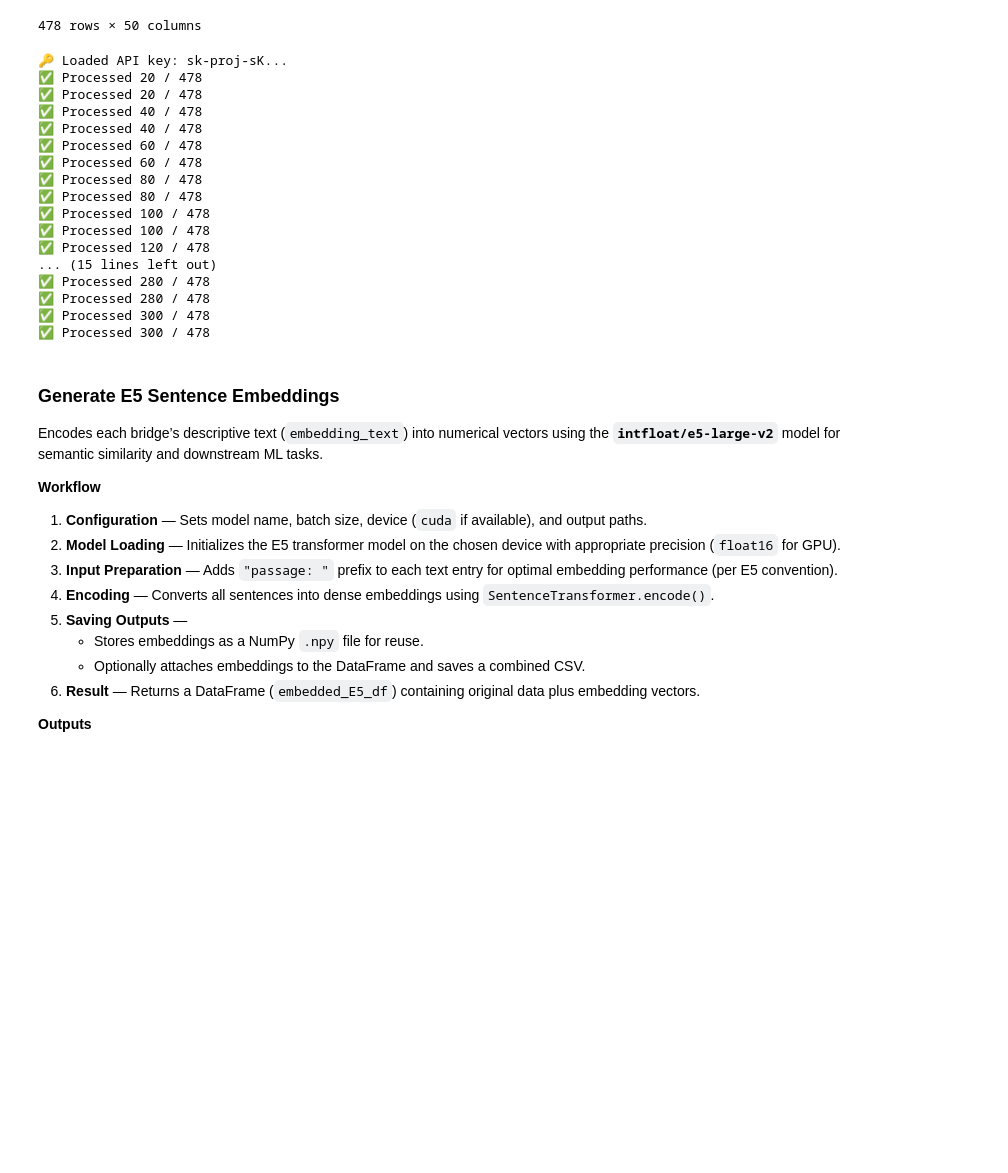
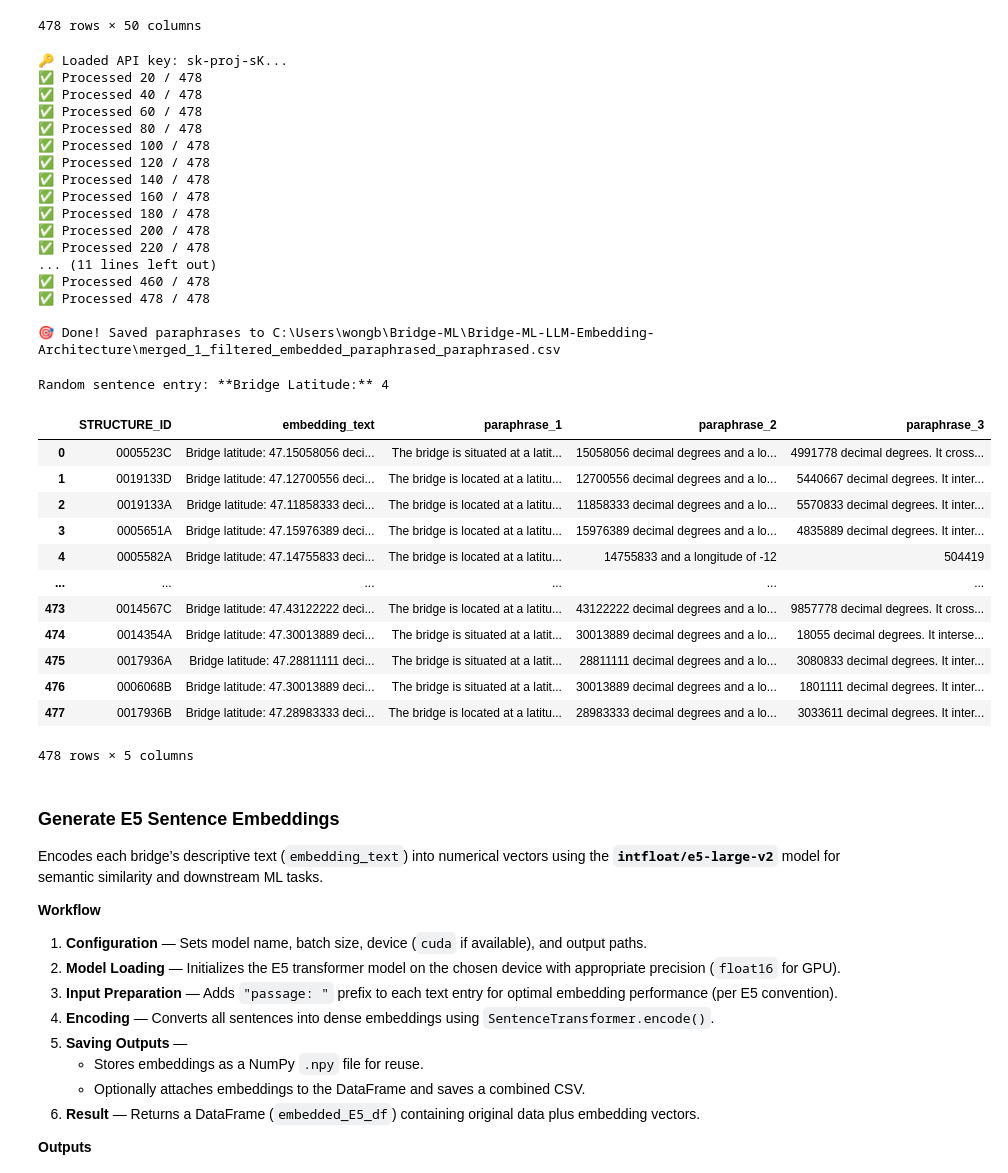
Before and after one commit to sacrom-wongbe/Bridge-ML-LLM-Embedding-Architecture, a Jupyter notebook: Numerical_Embeddings.ipynb, the cells around one changed output. Saved outputs shown, nothing was run; the diff lists cells and outputs as text; code cells hidden in the pictures; blank space fills up the shorter version.

```diff
--- a/Numerical_Embeddings.ipynb
+++ b/Numerical_Embeddings.ipynb
@@ -103,6 +103,8 @@ if "STRUCTURE_ID" not in embedded_df.columns or "embedding_text" not in embedded
     raise KeyError("❌ Expected 'STRUCTURE_ID' and 'embedding_text' columns not found.")
 
 # === 2️⃣ API call function ===
+import re
+
 def paraphrase_row(row, n=3, temperature=0.3):
     """Generate n paraphrases for one row via OpenAI."""
     struct_id = row["STRUCTURE_ID"]
@@ -116,25 +118,30 @@ def paraphrase_row(row, n=3, temperature=0.3):
     Description:
     {text}
     """
+
     try:
         response = client.responses.create(
             model="gpt-4o-mini",
             input=prompt,
             temperature=temperature,
-            max_output_tokens=300,
+            max_output_tokens=700,  # slightly higher, allow long answers
         )
-        lines = [
-            l.strip("0123456789. ").strip()
-            for l in response.output_text.strip().splitlines()
-            if l.strip()
-        ]
-        lines = (lines + ["", "", ""])[:n]
+
+        raw_output = response.output_text.strip()
+
+        # ✅ Use regex to split by numbered labels (handles inline "1. text 2. text 3. text")
+        parts = re.split(r"\s*\d\.\s*", raw_output)
+        parts = [p.strip() for p in parts if p.strip()]
+
+        # If less than n were found, pad with blanks
+        parts = (parts + [""] * n)[:n]
+
         return {
             "STRUCTURE_ID": struct_id,
             "embedding_text": text,
-            "paraphrase_1": lines[0],
-            "paraphrase_2": lines[1],
-            "paraphrase_3": lines[2],
+            "paraphrase_1": parts[0],
+            "paraphrase_2": parts[1],
+            "paraphrase_3": parts[2],
         }
 
     except Exception as e:
@@ -148,22 +155,18 @@ def paraphrase_row(row, n=3, temperature=0.3):
             "paraphrase_3": "",
         }
 
+
 # === 3️⃣ Threaded batching ===
 def batch_paraphrase(df, batch_size=20, max_workers=5):
     results = []
     total = len(df)
     for start in range(0, total, batch_size):
         batch = df.iloc[start:start + batch_size]
-        batch_results = []
-
         with ThreadPoolExecutor(max_workers=max_workers) as executor:
             futures = {executor.submit(paraphrase_row, row): row for _, row in batch.iterrows()}
             for future in as_completed(futures):
-                batch_results.append(future.result())
-
-        results.extend(batch_results)
-        # Print once per batch, not per future completion
-        print(f"✅ Processed {min(start + len(batch_results), total)} / {total}")
+                results.append(future.result())
+        print(f"✅ Processed {min(start + batch_size, total)} / {total}")
         time.sleep(1.5)  # gentle throttle between batches
     return pd.DataFrame(results)
 
@@ -176,21 +179,42 @@ print(f"\n🎯 Done! Saved paraphrases to {output_path}")
 # %% [output]
 🔑 Loaded API key: sk-proj-sK...
 ✅ Processed 20 / 478
-✅ Processed 20 / 478
-✅ Processed 40 / 478
 ✅ Processed 40 / 478
 ✅ Processed 60 / 478
-✅ Processed 60 / 478
-✅ Processed 80 / 478
 ✅ Processed 80 / 478
 ✅ Processed 100 / 478
-✅ Processed 100 / 478
 ✅ Processed 120 / 478
-... (15 lines left out)
-✅ Processed 280 / 478
-✅ Processed 280 / 478
-✅ Processed 300 / 478
-✅ Processed 300 / 478
+✅ Processed 140 / 478
+✅ Processed 160 / 478
+✅ Processed 180 / 478
+✅ Processed 200 / 478
+✅ Processed 220 / 478
+... (11 lines left out)
+✅ Processed 460 / 478
+✅ Processed 478 / 478
+
+🎯 Done! Saved paraphrases to C:\Users\wongb\Bridge-ML\Bridge-ML-LLM-Embedding-Architecture\merged_1_filtered_embedded_paraphrased_paraphrased.csv
+# %%
+embedded_path = "C:\\Users\\wongb\\Bridge-ML\\Bridge-ML-LLM-Embedding-Architecture\\merged_1_filtered_embedded_paraphrased_paraphrased.csv"
+embedded_df_paraphrased = pd.read_csv(embedded_path)
+random_entry = embedded_df_paraphrased['paraphrase_1'].sample(n=1).iloc[0]
+print(f"Random sentence entry: {random_entry}")
+embedded_df_paraphrased
+# %% [output]
+Random sentence entry: **Bridge Latitude:** 4
+|  | STRUCTURE_ID | embedding_text | paraphrase_1 | paraphrase_2 | paraphrase_3 |
+| 0 | 0005523C | Bridge latitude: 47.15058056 deci... | The bridge is situated at a latit... | 15058056 decimal degrees and a lo... | 4991778 decimal degrees. It cross... |
+| 1 | 0019133D | Bridge latitude: 47.12700556 deci... | The bridge is located at a latitu... | 12700556 decimal degrees and a lo... | 5440667 decimal degrees. It inter... |
+| 2 | 0019133A | Bridge latitude: 47.11858333 deci... | The bridge is located at a latitu... | 11858333 decimal degrees and a lo... | 5570833 decimal degrees. It inter... |
+| 3 | 0005651A | Bridge latitude: 47.15976389 deci... | The bridge is located at a latitu... | 15976389 decimal degrees and a lo... | 4835889 decimal degrees. It inter... |
+| 4 | 0005582A | Bridge latitude: 47.14755833 deci... | The bridge is located at a latitu... | 14755833 and a longitude of -12 | 504419 |
+| ... | ... | ... | ... | ... | ... |
+| 473 | 0014567C | Bridge latitude: 47.43122222 deci... | The bridge is located at a latitu... | 43122222 decimal degrees and a lo... | 9857778 decimal degrees. It cross... |
+| 474 | 0014354A | Bridge latitude: 47.30013889 deci... | The bridge is situated at a latit... | 30013889 decimal degrees and a lo... | 18055 decimal degrees. It interse... |
+| 475 | 0017936A | Bridge latitude: 47.28811111 deci... | The bridge is situated at a latit... | 28811111 decimal degrees and a lo... | 3080833 decimal degrees. It inter... |
+| 476 | 0006068B | Bridge latitude: 47.30013889 deci... | The bridge is situated at a latit... | 30013889 decimal degrees and a lo... | 1801111 decimal degrees. It inter... |
+| 477 | 0017936B | Bridge latitude: 47.28983333 deci... | The bridge is located at a latitu... | 28983333 decimal degrees and a lo... | 3033611 decimal degrees. It inter... |
+478 rows × 5 columns
 # %% [markdown]
 ### Generate E5 Sentence Embeddings
 Encodes each bridge’s descriptive text (`embedding_text`) into numerical vectors using the **`intfloat/e5-large-v2`** model for semantic similarity and downstream ML tasks.
```
Also changed, not shown: parts of 7 cells of this notebook, 1 other file.
